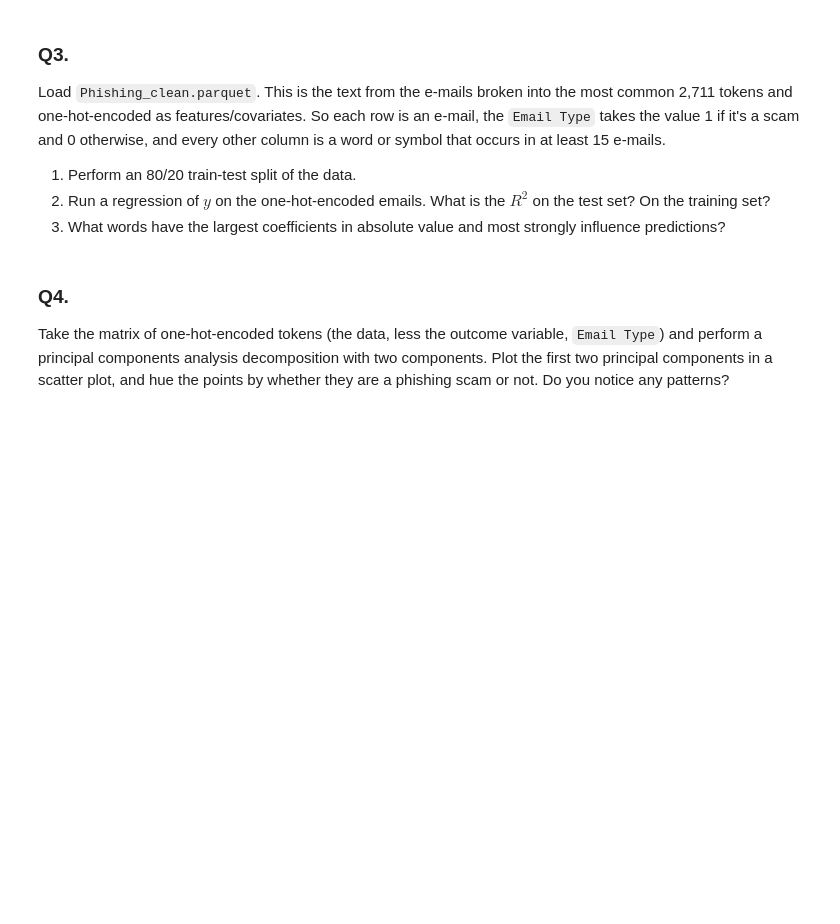
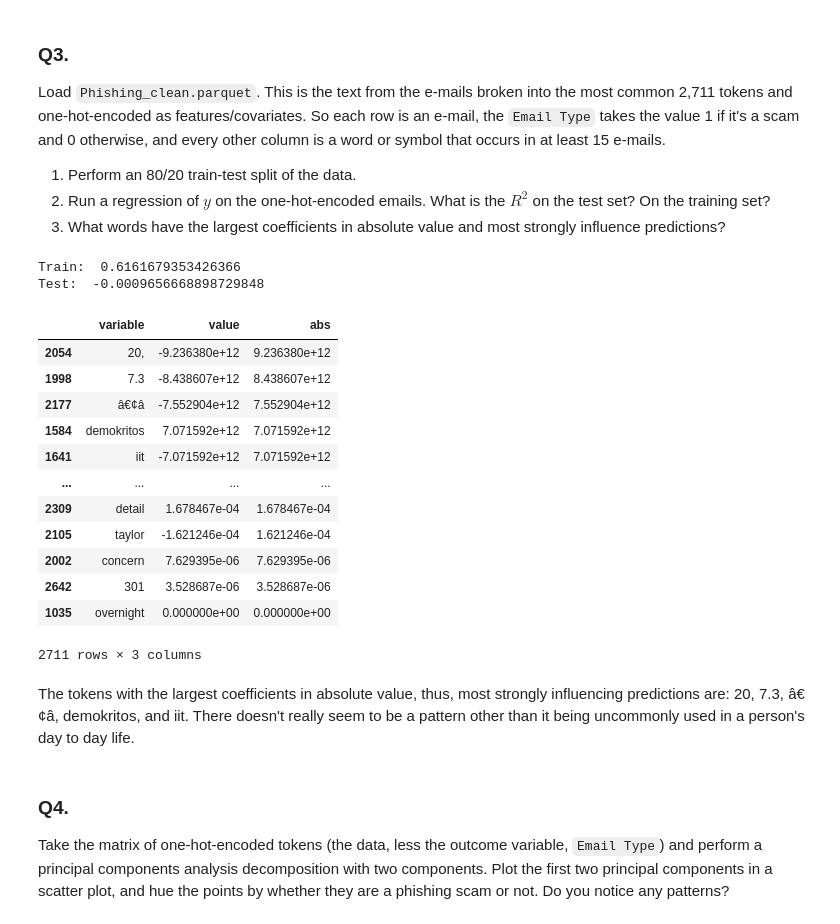
Before and after one commit to rze7ud/labs, a Jupyter notebook: 05_PCA/assignment.ipynb, the cells around one changed output. Drawn from its saved outputs; the diff is of its cells as text; code cells hidden in the pictures; blank space fills up the shorter version.

```diff
--- a/05_PCA/assignment.ipynb
+++ b/05_PCA/assignment.ipynb
@@ -99,6 +99,45 @@ Load `Phishing_clean.parquet`. This is the text from the e-mails broken into the
 1. Perform an 80/20 train-test split of the data.
 2. Run a regression of $y$ on the one-hot-encoded emails. What is the $R^2$ on the test set? On the training set?
 3. What words have the largest coefficients in absolute value and most strongly influence predictions?
+# %%
+import numpy as np
+from sklearn.model_selection import train_test_split
+from sklearn.linear_model import LinearRegression
+from sklearn.metrics import r2_score
+
+df = pd.read_parquet('/content/labs/05_PCA/Phishing_clean.parquet')
+
+y = df['Email Type']
+X = df.drop('Email Type', axis=1)
+
+X_train, X_test, y_train, y_test = train_test_split(X, y, test_size=0.2, random_state=5)
+
+lm_0 = LinearRegression(fit_intercept=False).fit(X_train, y_train)
+y_hat_test_0 = lm_0.predict(X_test)
+y_hat_train_0 = lm_0.predict(X_train)
+print('Train: ', r2_score(y_hat_train_0, y_train))
+print('Test: ', r2_score(y_hat_test_0, y_test))
+
+rdf = pd.DataFrame({'variable':lm_0.feature_names_in_, 'value':lm_0.coef_, 'abs':np.abs(lm_0.coef_)})
+rdf.sort_values('abs', ascending=False)
+# %% [output]
+Train:  0.6161679353426366
+Test:  -0.0009656668898729848
+|  | variable | value | abs |
+| 2054 | 20, | -9.236380e+12 | 9.236380e+12 |
+| 1998 | 7.3 | -8.438607e+12 | 8.438607e+12 |
+| 2177 | â€¢â | -7.552904e+12 | 7.552904e+12 |
+| 1584 | demokritos | 7.071592e+12 | 7.071592e+12 |
+| 1641 | iit | -7.071592e+12 | 7.071592e+12 |
+| ... | ... | ... | ... |
+| 2309 | detail | 1.678467e-04 | 1.678467e-04 |
+| 2105 | taylor | -1.621246e-04 | 1.621246e-04 |
+| 2002 | concern | 7.629395e-06 | 7.629395e-06 |
+| 2642 | 301 | 3.528687e-06 | 3.528687e-06 |
+| 1035 | overnight | 0.000000e+00 | 0.000000e+00 |
+2711 rows × 3 columns
+# %% [markdown]
+The tokens with the largest coefficients in absolute value, thus, most strongly influencing predictions are: 20, 7.3, â€¢â, demokritos, and iit. There doesn't really seem to be a pattern other than it being uncommonly used in a person's day to day life.
 # %% [markdown]
 ### Q4.
 
```
